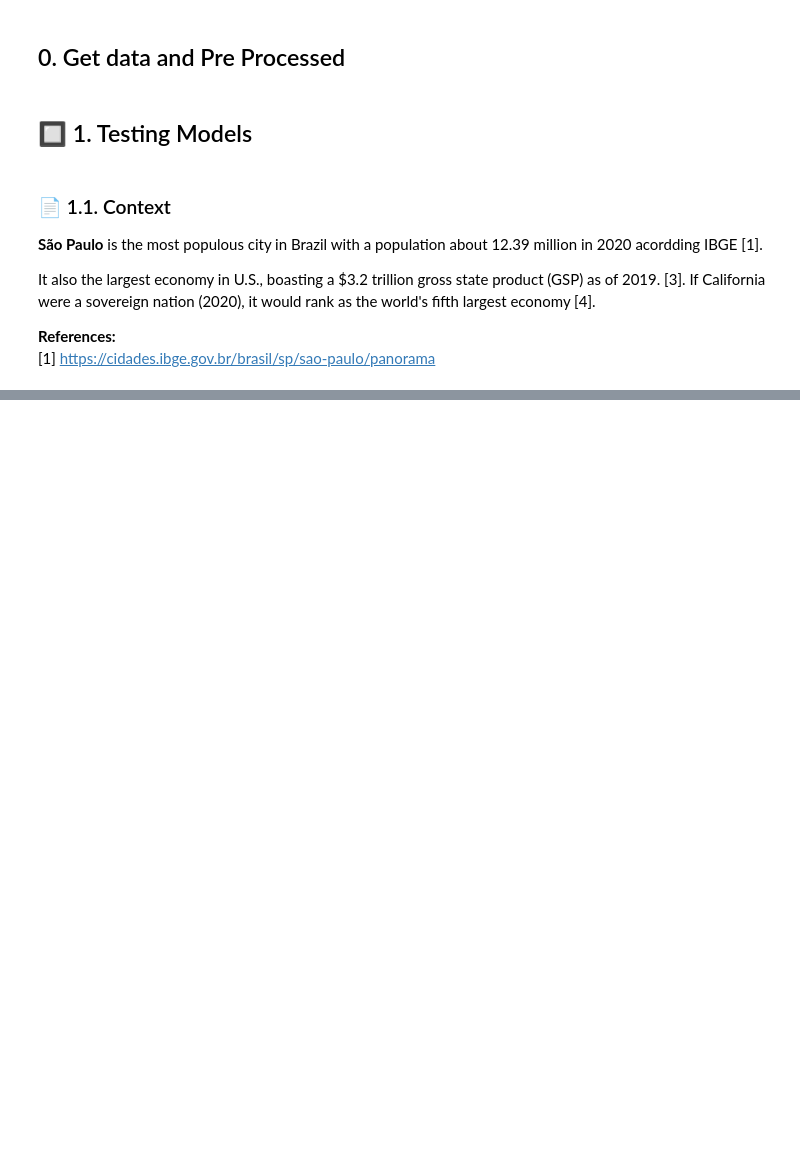
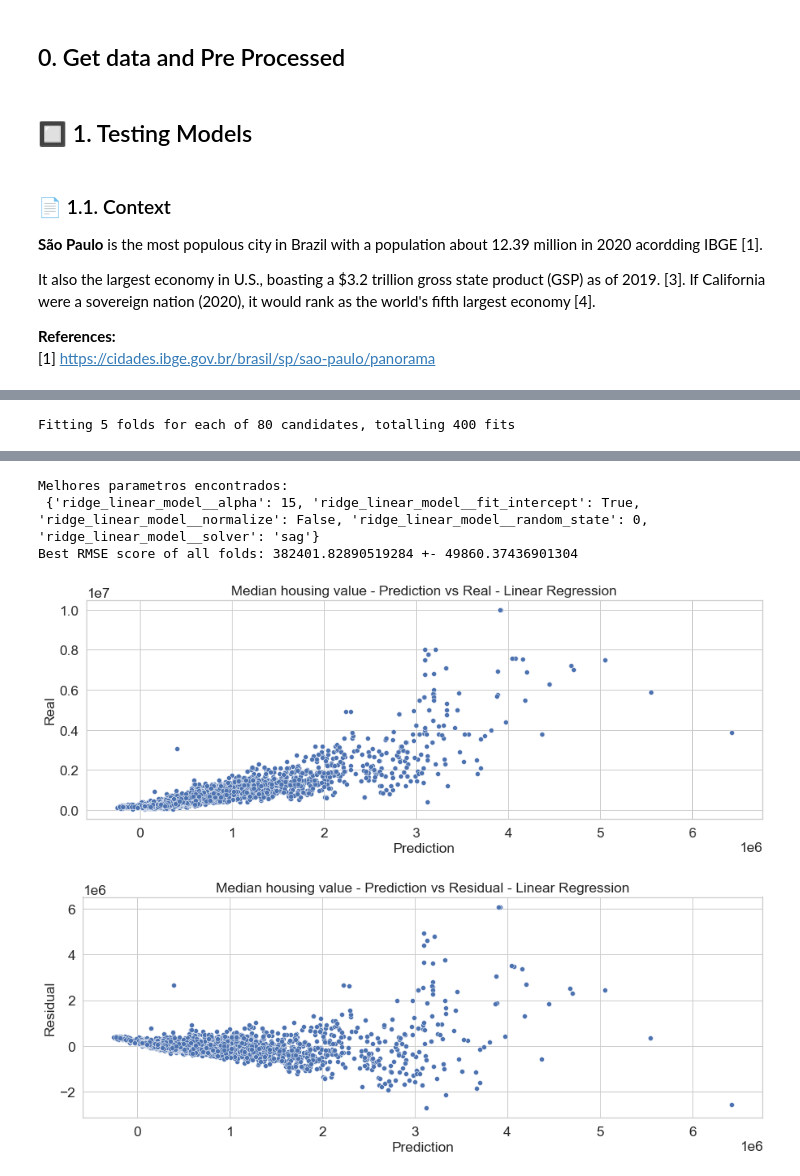
Before and after one commit to carlostomeh/Predicao_Preco_Apto_Sao_Paulo, a Jupyter notebook: sao-paulo-housing__sprint3.ipynb, the cells around one changed output, grey strips where cells are left out. Drawn from its saved outputs; the diff is of its cells as text; code cells hidden in the pictures; blank space fills up the shorter version.

```diff
--- a/sao-paulo-housing__sprint3.ipynb
+++ b/sao-paulo-housing__sprint3.ipynb
@@ -258,0 +265,19 @@ parametros = [{
+# %%
+modelo_4 = linear_model.Ridge()
+
+
+string_nome_modelo = 'ridge_linear_model'
+
+parametros = [{
+
+    string_nome_modelo+'__alpha': [5,8,12,15] ,
+    string_nome_modelo+'__random_state': [0],
+    string_nome_modelo+'__solver': ['svd','cholesky','lsqr','sag','lbfgs'] ,
+    string_nome_modelo+'__fit_intercept': [True,False] ,
+    string_nome_modelo+'__normalize': [True,False]
+
+}]
+
+resultados_regressao(modelo_4, string_nome_modelo, parametros)
+# %% [output]
+Fitting 5 folds for each of 80 candidates, totalling 400 fits
@@ -258,0 +286,5 @@ parametros = [{
+Melhores parametros encontrados:
+ {'ridge_linear_model__alpha': 15, 'ridge_linear_model__fit_intercept': True, 'ridge_linear_model__normalize': False, 'ridge_linear_model__random_state': 0, 'ridge_linear_model__solver': 'sag'}
+Best RMSE score of all folds: 382401.82890519284 +- 49860.37436901304
+[figure, added]
+[figure, added]
```
Also changed, not shown: parts of 14 cells of this notebook, 1 other file.
